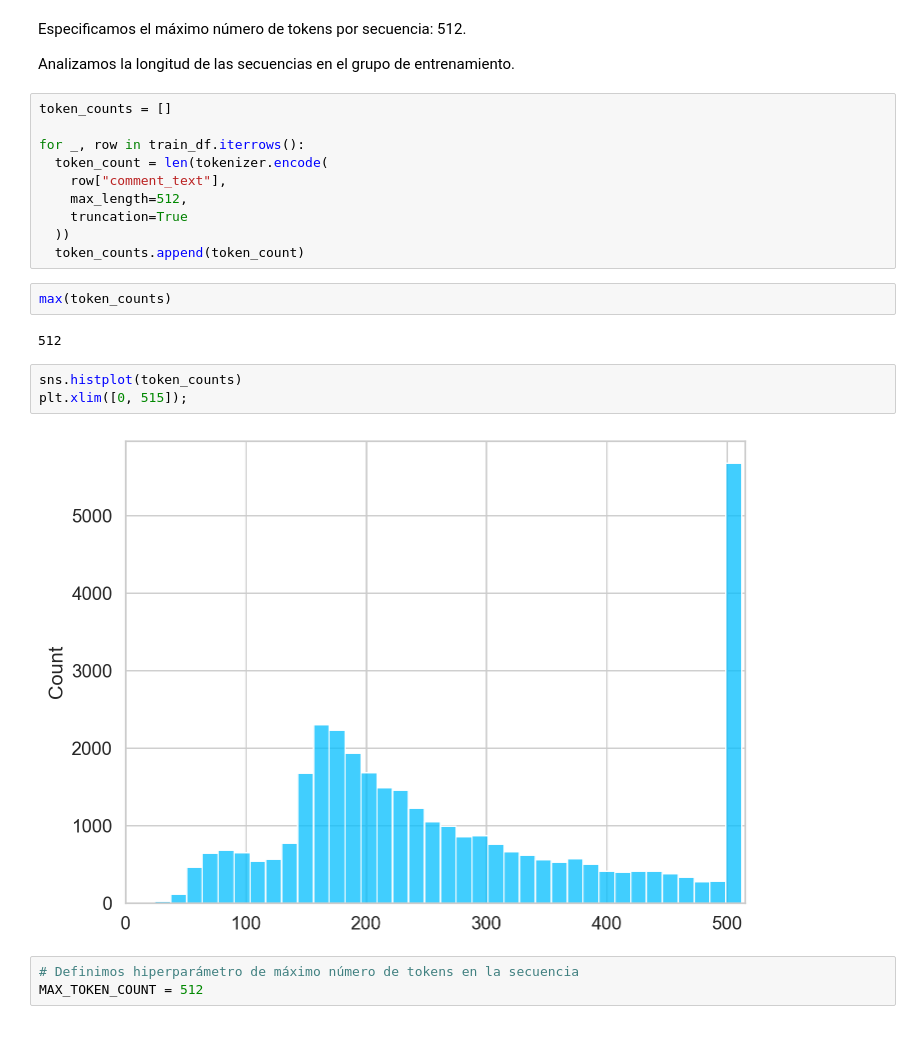
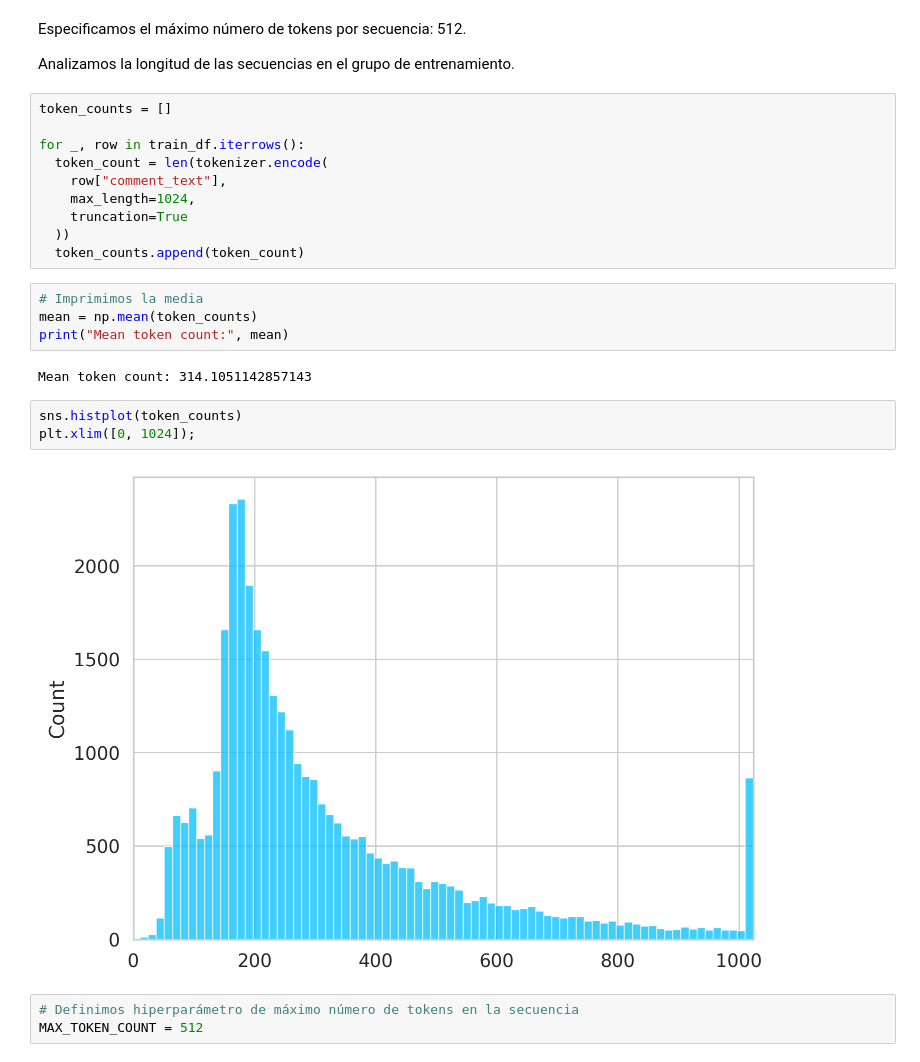
Before and after one commit to ericmaster/bert-classifier, a Jupyter notebook: bert-classification.ipynb, the cells around one changed output. Cells and saved outputs as stored; diff of their text form; blank space fills up the shorter version.

```diff
--- a/bert-classification.ipynb
+++ b/bert-classification.ipynb
@@ -382,19 +385,21 @@ token_counts = []
 for _, row in train_df.iterrows():
   token_count = len(tokenizer.encode(
     row["comment_text"],
-    max_length=512,
+    max_length=1024,
     truncation=True
   ))
   token_counts.append(token_count)
-# %%
-max(token_counts)
-# %% [output]
-512
+# %%
+# Imprimimos la media
+mean = np.mean(token_counts)
+print("Mean token count:", mean)
+# %% [output]
+Mean token count: 314.1051142857143
 # %%
 sns.histplot(token_counts)
-plt.xlim([0, 515]);
+plt.xlim([0, 1024]);
 # %% [output]
-[figure, old version]
+[figure, new version]
 # %%
 # Definimos hiperparámetro de máximo número de tokens en la secuencia
 MAX_TOKEN_COUNT = 512
```
Also changed, not shown: parts of 67 cells of this notebook, 4 other files.
